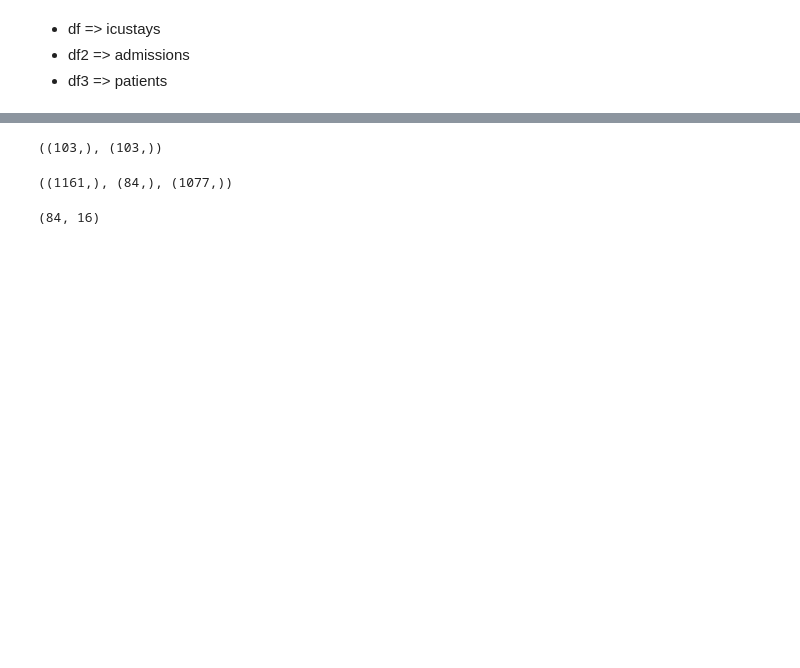
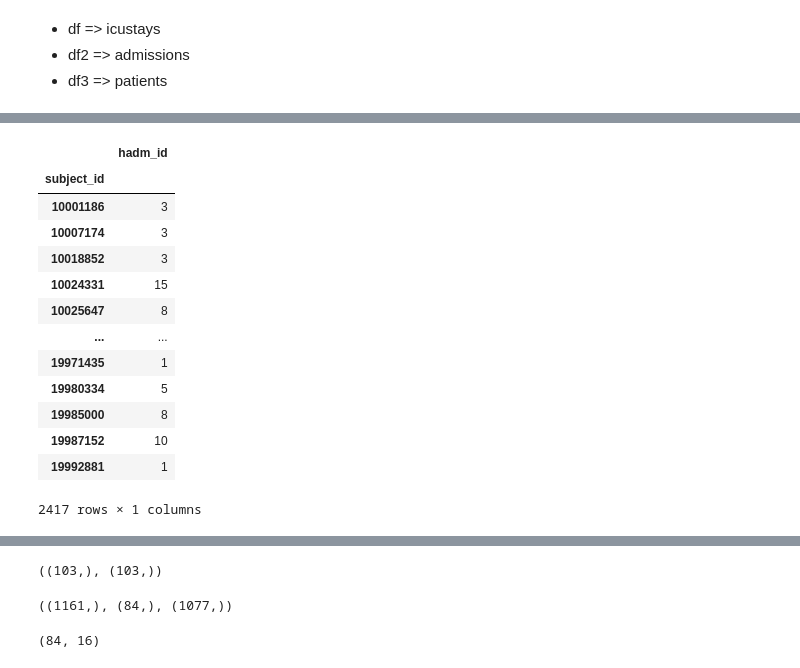
Before and after one commit to sitdownkevin/IBD-EDA, a Jupyter notebook: scripts/info_from_icustays.ipynb, the cells around one changed output, grey strips where cells are left out. Saved outputs shown, nothing was run; the diff lists cells and outputs as text; code cells hidden in the pictures; blank space fills up the shorter version.

```diff
--- a/scripts/info_from_icustays.ipynb
+++ b/scripts/info_from_icustays.ipynb
@@ -17 +79,20 @@ df.head()
+# %%
+df2.groupby('subject_id').agg({
+    'hadm_id': 'count',
+})
+# %% [output]
+|  | hadm_id |
+| subject_id |  |
+| 10001186 | 3 |
+| 10007174 | 3 |
+| 10018852 | 3 |
+| 10024331 | 15 |
+| 10025647 | 8 |
+| ... | ... |
+| 19971435 | 1 |
+| 19980334 | 5 |
+| 19985000 | 8 |
+| 19987152 | 10 |
+| 19992881 | 1 |
+2417 rows × 1 columns
 # %%
```
Also changed, not shown: parts of 8 cells of this notebook.
